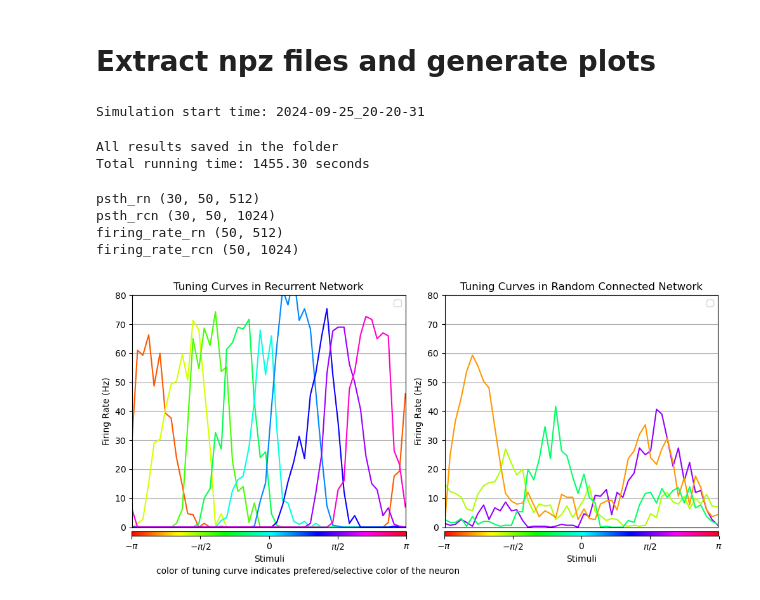
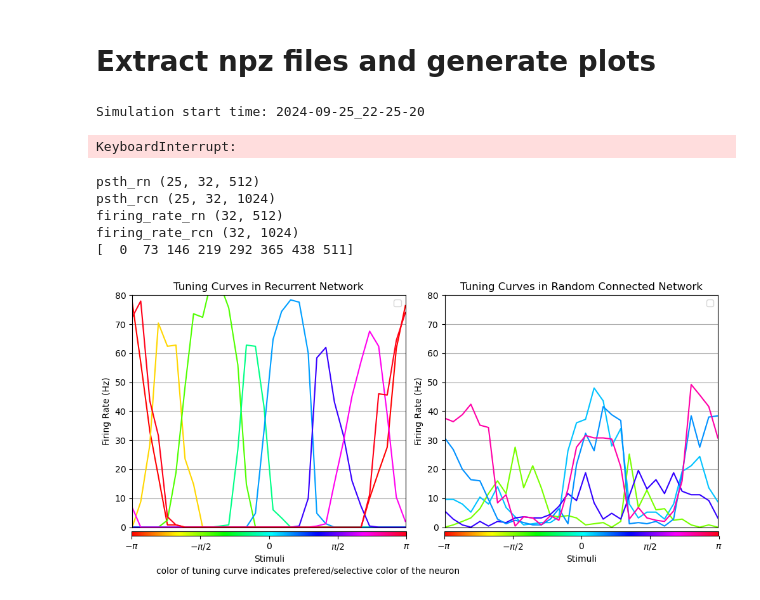
Before and after one commit to derek1909/FlexibleWorkingMemory, a Jupyter notebook: plotter.ipynb, the cells around one changed output. Cells and saved outputs as stored; diff of their text form; code cells hidden in the pictures.

```diff
--- a/plotter.ipynb
+++ b/plotter.ipynb
@@ -24,34 +24,38 @@ folder_path = f'./FlexibleWM/{sim_name}'
 
 dictionnary={
     'name_simu':f'FlexibleWM/{sim_name}',
-    'Number_of_trials':30,
-    'num_stimuli_gird':50,
-    'num_cores':7,
-    'compute_tuning_curve':False, # Reuse tuning curve
-    'same_network_to_use':True,
-    # 'create_a_specific_network':True
+    'Number_of_trials':25,
+    'num_stimuli_gird':32,
+    'num_cores':6,
+    'same_network_to_use':False,
+    'N_sensory':512,
+    'N_random':1024
     } # Add here any parameter you want to change from default. Defaults values are at the beginning of FlexibleWM.py
-MyModel = FlexibleWM(dictionnary)
-MyModel.find_tuning_curve()
-# gcPython.collect()
-
-# End the timer
-end_time = time.time()
-
-# Calculate the total running time
-total_time = end_time - start_time
-print(f"Total running time: {total_time:.2f} seconds")
 # %% [output]
-Simulation start time: 2024-09-25_20-20-31
+Simulation start time: 2024-09-25_22-25-20
-All results saved in the folder
-Total running time: 1455.30 seconds
+# %%
+MyModel = FlexibleWM(dictionnary)
+MyModel.find_tuning_curve()
+# gcPython.collect()
+
+# End the timer
+end_time = time.time()
+
+# Calculate the total running time
+total_time = end_time - start_time
+print(f"Total running time: {total_time:.2f} seconds")
+# %% [output]
+KeyboardInterrupt:
 # %%
 # Load the Matrix_tuning.npz file
 npzfile = np.load(f'{folder_path}/simulation_psth.npz')
 psth_rn = npzfile['psth_rn']
 psth_rcn = npzfile['psth_rcn']
-stimuli_list = npzfile['stimuli_list']
+stimuli_grid = npzfile['stimuli_list']
 npzfile.close()
+
+rn_len = psth_rn.shape[-1]
+rcn_len = psth_rcn.shape[-1]
 
 print('psth_rn', psth_rn.shape)
 print('psth_rcn', psth_rcn.shape)
@@ -61,23 +65,25 @@ print('firing_rate_rn', firing_rate_rn.shape)
 print('firing_rate_rcn', firing_rate_rcn.shape)
 
 # Example plot with overlayed lines colored by their index
-neuron_indices_rn = [30, 100, 150, 200, 250, 300, 350, 400, 450]  # Example indices for lines to plot
-neuron_indices_rcn = [100, 300, 500, 800]  # Example indices for lines to plot
+neuron_indices_rn = np.linspace(0,rn_len-1,num=8,dtype=int32) # Example indices for lines to plot
+neuron_indices_rcn = np.linspace(0,rcn_len-1,num=5,dtype=int32) # Example indices for lines to plot
 
-color_axis = (stimuli_list / 512 - 0.5) * 2 * np.pi
+print(neuron_indices_rn)
+color_axis = (stimuli_grid / rn_len - 0.5) * 2 * np.pi
 
 # Create figure and subplots
 fig, axs = plt.subplots(1, 2, figsize=(10, 5))
 
 # First subplot: Tuning curves plot
-cmap = plt.cm.get_cmap('hsv', 512)  # HSV colormap with 512 distinct colors
+cmap = plt.cm.get_cmap('hsv', rn_len)  # HSV colormap with 512 distinct colors
 for idx in neuron_indices_rn:
-    color = cmap(idx / 512.0)  # Normalize index to [0,1] and get color
+    color = cmap(idx / rn_len)  # Normalize index to [0,1] and get color
     axs[0].plot(color_axis, firing_rate_rn[:, idx], color=color)
 
 for idx in neuron_indices_rcn:
-    color = cmap(stimuli_list[np.argmax(firing_rate_rcn[:, idx])]/512) #cmap(idx / 512.0)  # Normalize index to [0,1] and get color
+    color = cmap(stimuli_grid[np.argmax(firing_rate_rcn[:, idx])]/rn_len) #cmap(idx / 512.0)  # Normalize index to [0,1] and get color
     axs[1].plot(color_axis, firing_rate_rcn[:, idx], color=color)
+
 
 # Set titles, labels, limits, and grids
 axs[0].set_title('Tuning Curves in Recurrent Network')
@@ -101,35 +107,36 @@ axs[1].grid(True)
 axs[1].legend()
 
 # Create a scalar mappable for the color bar (showing colors from -pi to pi)
 norm = mpl.colors.Normalize(vmin=-np.pi, vmax=np.pi)
 sm = mpl.cm.ScalarMappable(cmap=cmap, norm=norm)
 sm.set_array([])
 
 # Add two identical colorbars beneath the plots
 cbar_ax1 = fig.add_axes([0.0612, 0.17, 0.433, 0.015])  # Position for colorbar 1
 cbar_ax2 = fig.add_axes([0.5535, 0.17, 0.433, 0.015])  # Position for colorbar 2
 
 # Create the colorbars
 cbar1 = plt.colorbar(sm, cax=cbar_ax1, orientation='horizontal')
 cbar2 = plt.colorbar(sm, cax=cbar_ax2, orientation='horizontal')
 
 # Set colorbar labels
 cbar1.set_label(r'Stimuli')
 cbar2.set_label(r'Stimuli')
 cbar1.set_ticks([-np.pi, -np.pi / 2, 0, np.pi / 2, np.pi])
 cbar1.set_ticklabels([r'$-\pi$', r'$-\pi/2$', '0', r'$\pi/2$', r'$\pi$'])
 cbar2.set_ticks([-np.pi, -np.pi / 2, 0, np.pi / 2, np.pi])
 cbar2.set_ticklabels([r'$-\pi$', r'$-\pi/2$', '0', r'$\pi/2$', r'$\pi$'])
 # Adjust layout for better spacing
 
 fig.text(0.1,0.05,'color of tuning curve indicates prefered/selective color of the neuron')
 
 plt.tight_layout(rect=[0, 0.15, 1, 1])  # Leave space at the bottom for colorbars
 # Show the figure
 plt.show()
 # %% [output]
-psth_rn (30, 50, 512)
-psth_rcn (30, 50, 1024)
-firing_rate_rn (50, 512)
-firing_rate_rcn (50, 1024)
+psth_rn (25, 32, 512)
+psth_rcn (25, 32, 1024)
+firing_rate_rn (32, 512)
+firing_rate_rcn (32, 1024)
+[  0  73 146 219 292 365 438 511]
-[figure, old version]
+[figure, new version]
```
Also changed, not shown: parts of 1 cell of this notebook, 3 other files.
